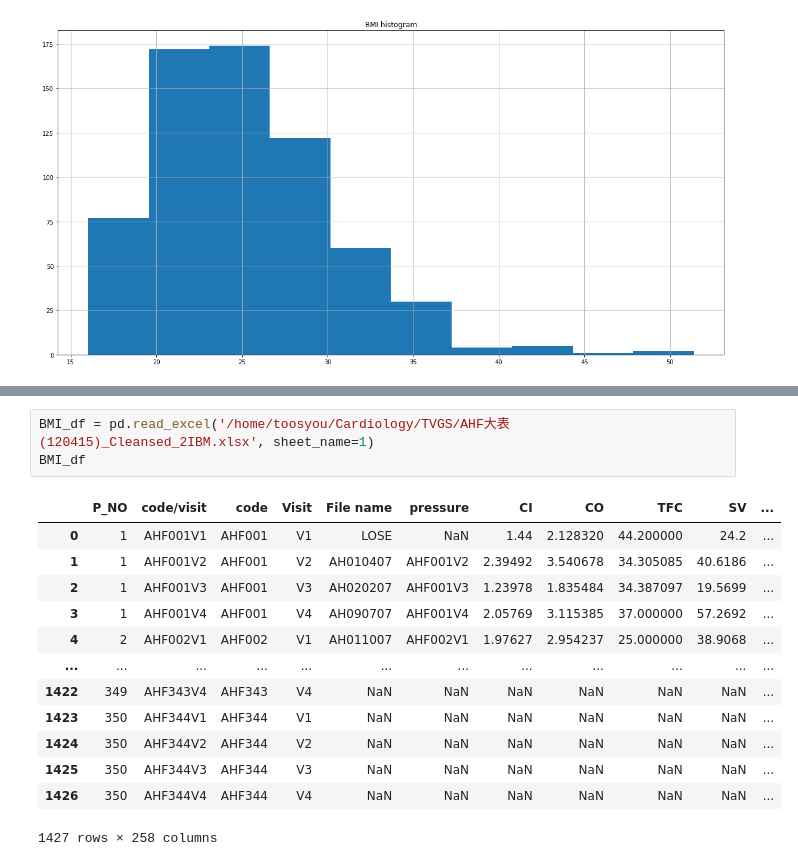
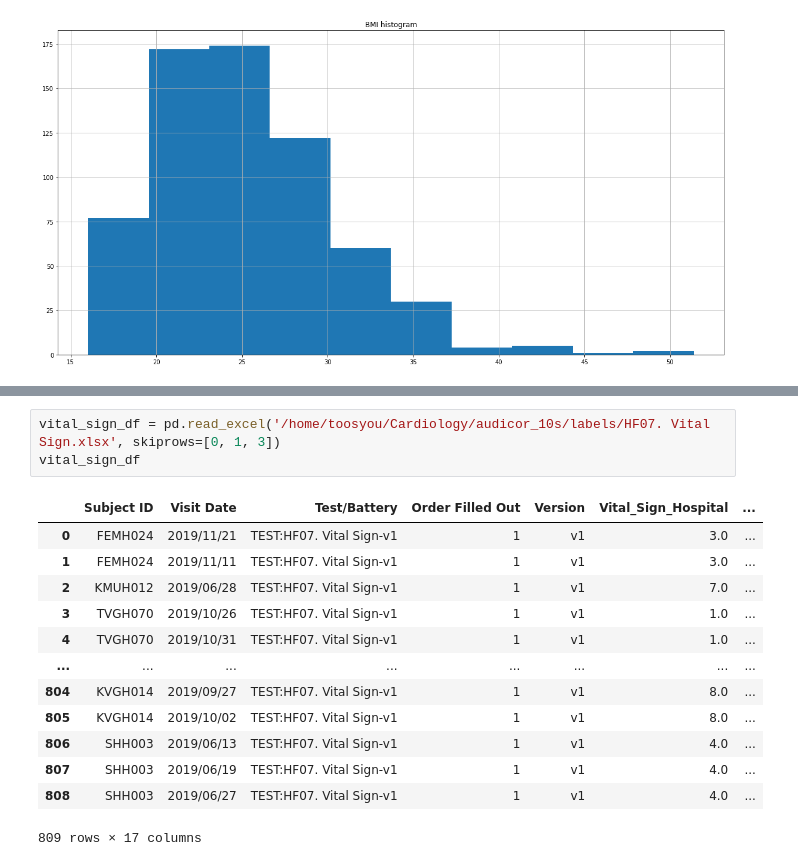
Before and after one commit to writerwriter/ekg, a Jupyter notebook: notebooks/data_visualization.ipynb, the cells around one changed output, grey strips where cells are left out. Saved outputs shown, nothing was run; the diff lists cells and outputs as text.

```diff
--- a/notebooks/data_visualization.ipynb
+++ b/notebooks/data_visualization.ipynb
@@ -201,17 +201,17 @@ df
 # %%
-BMI_df = pd.read_excel('/home/toosyou/Cardiology/TVGS/AHF大表(120415)_Cleansed_2IBM.xlsx', sheet_name=1)
-BMI_df
+vital_sign_df = pd.read_excel('/home/toosyou/Cardiology/audicor_10s/labels/HF07. Vital Sign.xlsx', skiprows=[0, 1, 3])
+vital_sign_df
 # %% [output]
-|  | P_NO | code/visit | code | Visit | File name | pressure | CI | CO | TFC | SV | ... |
-| 0 | 1 | AHF001V1 | AHF001 | V1 | LOSE | NaN | 1.44 | 2.128320 | 44.200000 | 24.2 | ... |
-| 1 | 1 | AHF001V2 | AHF001 | V2 | AH010407 | AHF001V2 | 2.39492 | 3.540678 | 34.305085 | 40.6186 | ... |
-| 2 | 1 | AHF001V3 | AHF001 | V3 | AH020207 | AHF001V3 | 1.23978 | 1.835484 | 34.387097 | 19.5699 | ... |
-| 3 | 1 | AHF001V4 | AHF001 | V4 | AH090707 | AHF001V4 | 2.05769 | 3.115385 | 37.000000 | 57.2692 | ... |
-| 4 | 2 | AHF002V1 | AHF002 | V1 | AH011007 | AHF002V1 | 1.97627 | 2.954237 | 25.000000 | 38.9068 | ... |
-| ... | ... | ... | ... | ... | ... | ... | ... | ... | ... | ... | ... |
-| 1422 | 349 | AHF343V4 | AHF343 | V4 | NaN | NaN | NaN | NaN | NaN | NaN | ... |
-| 1423 | 350 | AHF344V1 | AHF344 | V1 | NaN | NaN | NaN | NaN | NaN | NaN | ... |
-| 1424 | 350 | AHF344V2 | AHF344 | V2 | NaN | NaN | NaN | NaN | NaN | NaN | ... |
-| 1425 | 350 | AHF344V3 | AHF344 | V3 | NaN | NaN | NaN | NaN | NaN | NaN | ... |
-| 1426 | 350 | AHF344V4 | AHF344 | V4 | NaN | NaN | NaN | NaN | NaN | NaN | ... |
+|  | Subject ID | Visit Date | Test/Battery | Order Filled Out | Version | Vital_Sign_Hospital | ... |
+| 0 | FEMH024 | 2019/11/21 | TEST:HF07. Vital Sign-v1 | 1 | v1 | 3.0 | ... |
+| 1 | FEMH024 | 2019/11/11 | TEST:HF07. Vital Sign-v1 | 1 | v1 | 3.0 | ... |
+| 2 | KMUH012 | 2019/06/28 | TEST:HF07. Vital Sign-v1 | 1 | v1 | 7.0 | ... |
+| 3 | TVGH070 | 2019/10/26 | TEST:HF07. Vital Sign-v1 | 1 | v1 | 1.0 | ... |
+| 4 | TVGH070 | 2019/10/31 | TEST:HF07. Vital Sign-v1 | 1 | v1 | 1.0 | ... |
+| ... | ... | ... | ... | ... | ... | ... | ... |
+| 804 | KVGH014 | 2019/09/27 | TEST:HF07. Vital Sign-v1 | 1 | v1 | 8.0 | ... |
+| 805 | KVGH014 | 2019/10/02 | TEST:HF07. Vital Sign-v1 | 1 | v1 | 8.0 | ... |
+| 806 | SHH003 | 2019/06/13 | TEST:HF07. Vital Sign-v1 | 1 | v1 | 4.0 | ... |
+| 807 | SHH003 | 2019/06/19 | TEST:HF07. Vital Sign-v1 | 1 | v1 | 4.0 | ... |
+| 808 | SHH003 | 2019/06/27 | TEST:HF07. Vital Sign-v1 | 1 | v1 | 4.0 | ... |
-1427 rows × 258 columns
+809 rows × 17 columns
```
Also changed, not shown: parts of 11 cells of this notebook, 6 other files.
